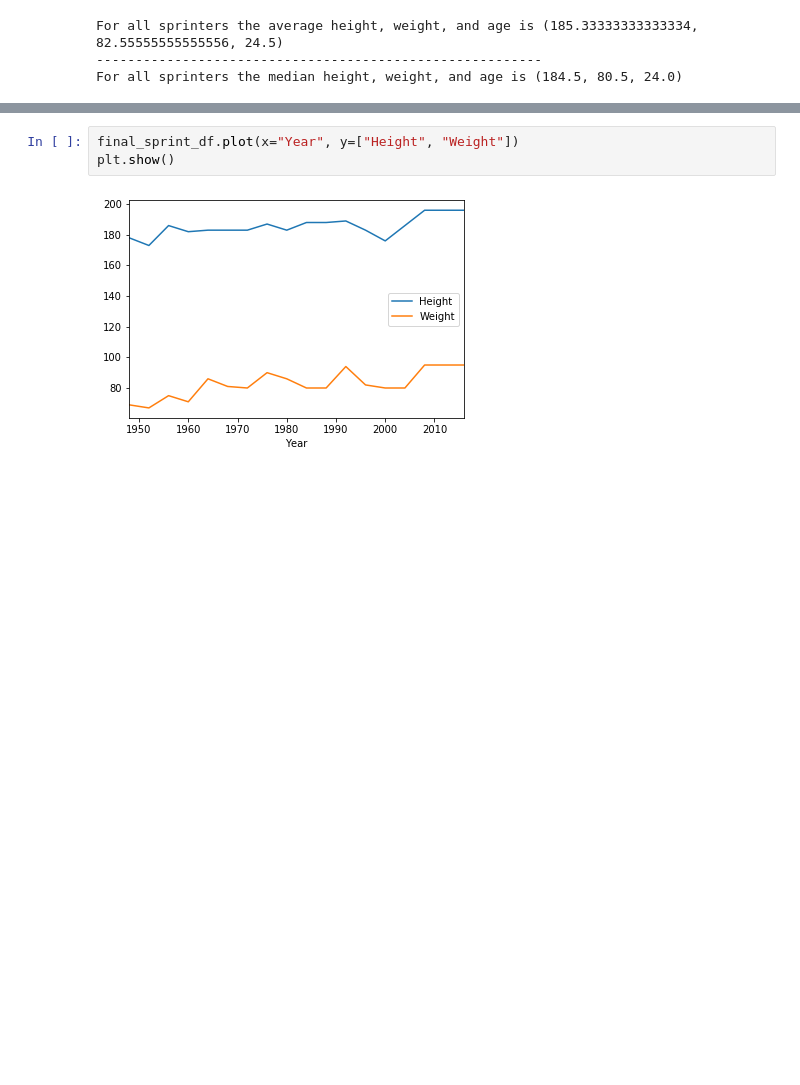
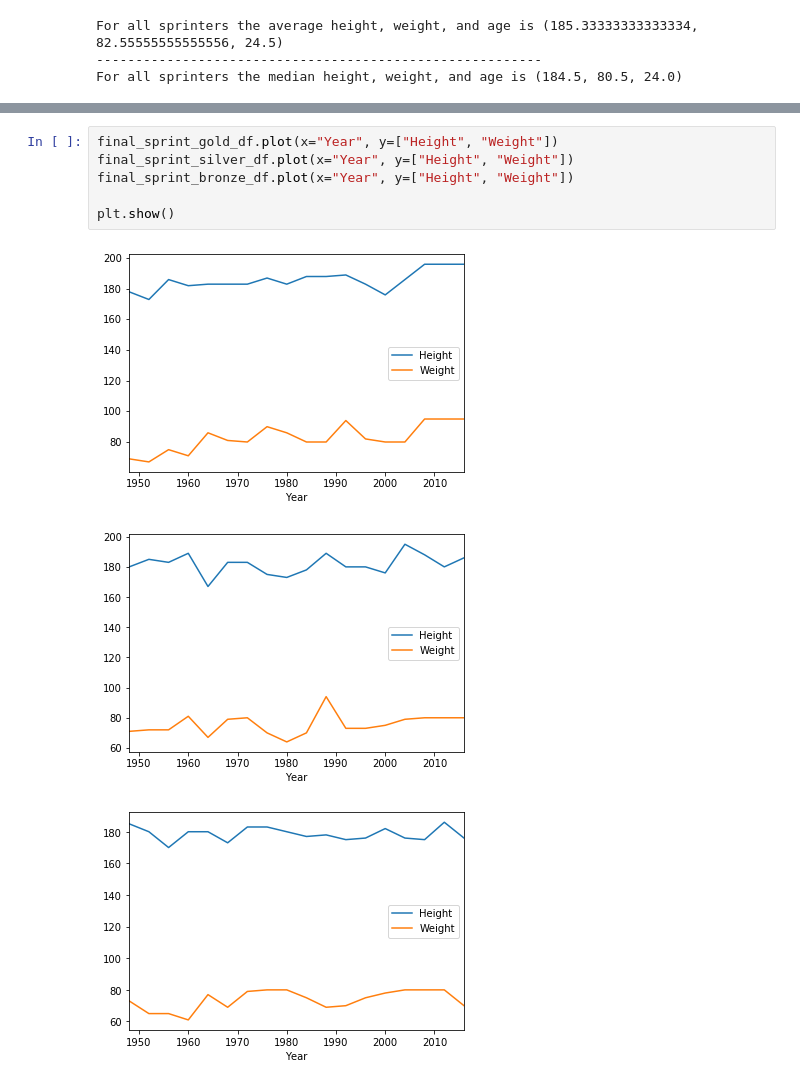
Before and after one commit to tysorensen/project1-group1, a Jupyter notebook: olympic_data.ipynb, the cells around one changed output, grey strips where cells are left out. Drawn from its saved outputs; the diff is of its cells as text; blank space fills up the shorter version.

Commit message:
gold, silver, bronze sprinter data

```diff
--- a/olympic_data.ipynb
+++ b/olympic_data.ipynb
@@ -296,5 +357,10 @@ For all sprinters the median height, weight, and age is (184.5, 80.5, 24.0)
 # %%
-final_sprint_df.plot(x="Year", y=["Height", "Weight"])
+final_sprint_gold_df.plot(x="Year", y=["Height", "Weight"])
+final_sprint_silver_df.plot(x="Year", y=["Height", "Weight"])
+final_sprint_bronze_df.plot(x="Year", y=["Height", "Weight"])
+
 plt.show()
 # %% [output]
 [figure]
+[figure, added]
+[figure, added]
```
Also changed, not shown: parts of 1 cell of this notebook.
